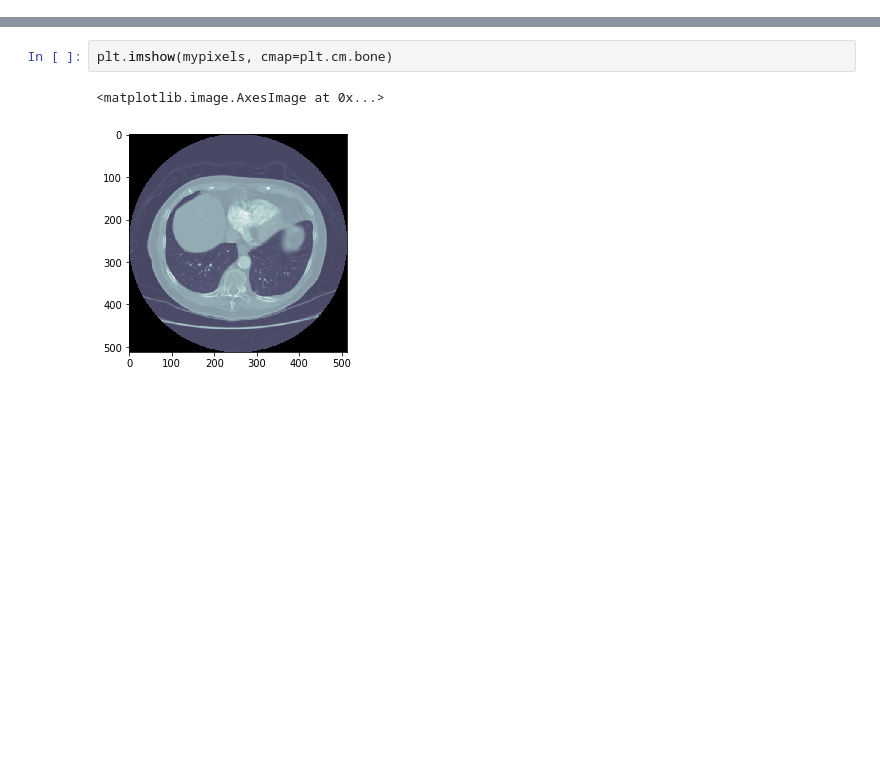
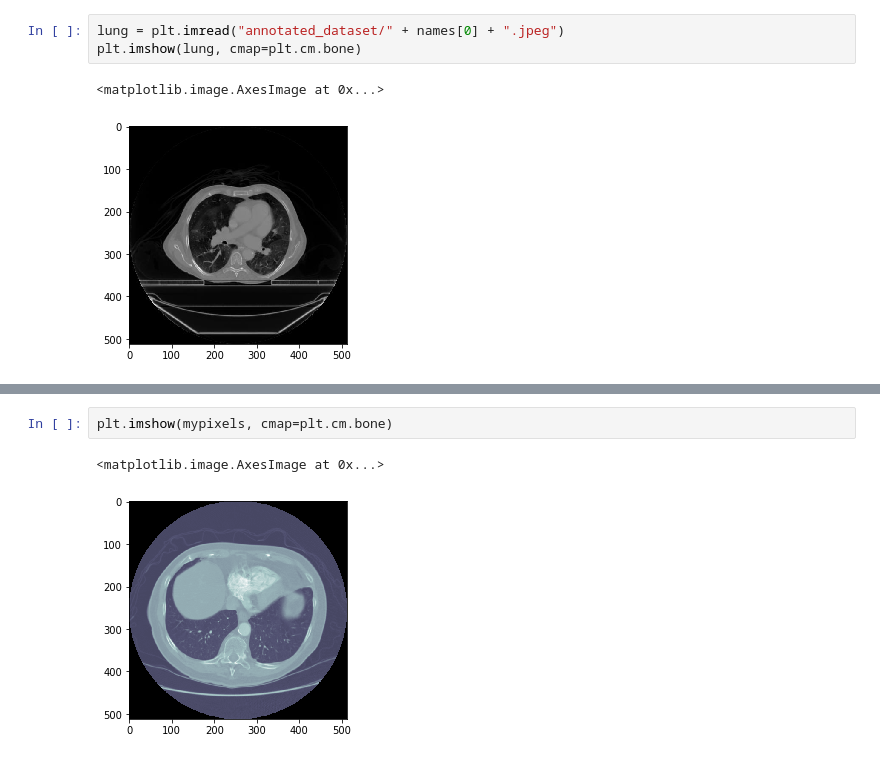
Before and after one commit to panko/thesis, a Jupyter notebook: code/experiment_data.ipynb, the cells around one changed output, grey strips where cells are left out. Cells and saved outputs as stored; diff of their text form; blank space fills up the shorter version.

```diff
--- a/code/experiment_data.ipynb
+++ b/code/experiment_data.ipynb
@@ -31,0 +29,6 @@ array([[-2048, -2048, -2048, ..., -2048, -2048, -2048],
+# %%
+lung = plt.imread("annotated_dataset/" + names[0] + ".jpeg")
+plt.imshow(lung, cmap=plt.cm.bone)
+# %% [output]
+<matplotlib.image.AxesImage at 0x...>
+[figure, added]
```
Also changed, not shown: parts of 8 cells of this notebook, 1 other file.
